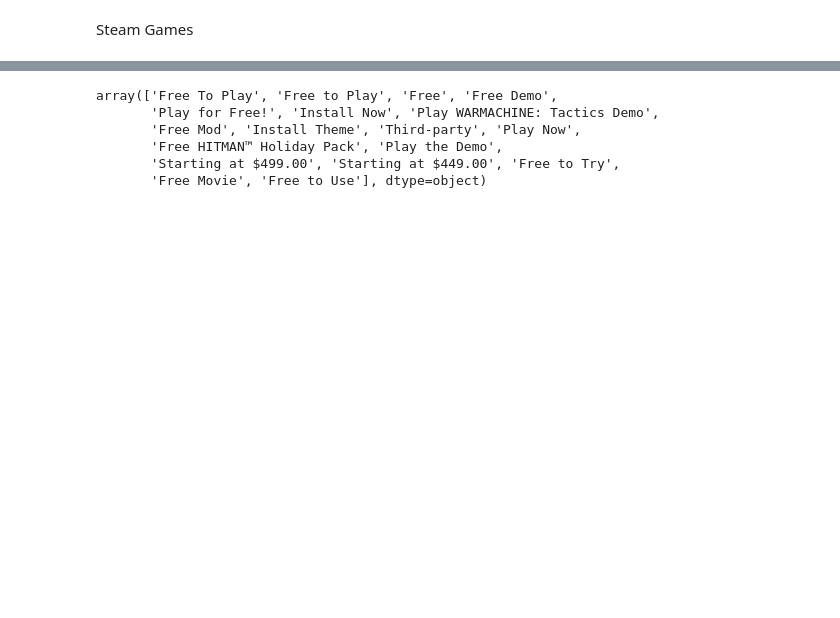
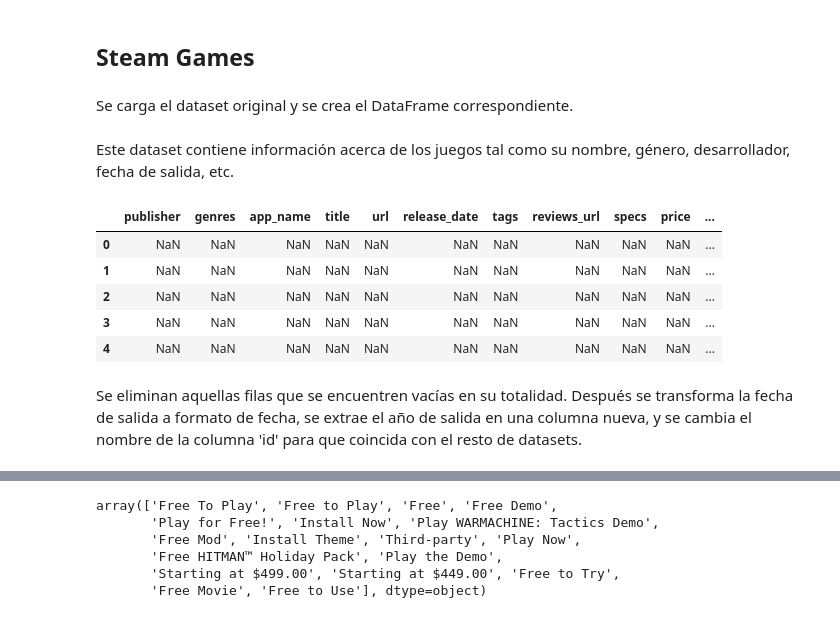
Before and after one commit to JBSosa/MLOps-Steam, a Jupyter notebook: Notebooks/ETL.ipynb, the cells around one changed output, grey strips where cells are left out. Cells and saved outputs as stored; diff of their text form; code cells hidden in the pictures; blank space fills up the shorter version.

```diff
--- a/Notebooks/ETL.ipynb
+++ b/Notebooks/ETL.ipynb
@@ -7,10 +9,12 @@ import pandas as pd
 import json
 import ast
 import pyarrow
-# %% [markdown]
-Steam Games
+# %% [markdown]
+<h2>Steam Games
+# %% [markdown]
+Se carga el dataset original y se crea el DataFrame correspondiente.
 # %%
-with open('output_steam_games.json', 'r') as file:
+with open('../data/output_steam_games.json', 'r') as file:
     lines = file.readlines()
 
 steamGamesData = [json.loads(line) for line in lines]
@@ -18,6 +22,19 @@ steamGamesData = [json.loads(line) for line in lines]
 steamGames = pd.json_normalize(steamGamesData)
 
 steamGamesDf = pd.DataFrame(steamGames)
+# %% [markdown]
+ Este dataset contiene información acerca de los juegos tal como su nombre, género, desarrollador, fecha de salida, etc.
+# %%
+steamGamesDf.head()
+# %% [output]
+|  | publisher | genres | app_name | title | url | release_date | tags | reviews_url | specs | price | ... |
+| 0 | NaN | NaN | NaN | NaN | NaN | NaN | NaN | NaN | NaN | NaN | ... |
+| 1 | NaN | NaN | NaN | NaN | NaN | NaN | NaN | NaN | NaN | NaN | ... |
+| 2 | NaN | NaN | NaN | NaN | NaN | NaN | NaN | NaN | NaN | NaN | ... |
+| 3 | NaN | NaN | NaN | NaN | NaN | NaN | NaN | NaN | NaN | NaN | ... |
+| 4 | NaN | NaN | NaN | NaN | NaN | NaN | NaN | NaN | NaN | NaN | ... |
+# %% [markdown]
+Se eliminan aquellas filas que se encuentren vacías en su totalidad. Después se transforma la fecha de salida a formato de fecha, se extrae el año de salida en una columna nueva, y se cambia el nombre de la columna 'id' para que coincida con el resto de datasets.
 # %%
 steamGamesDf = steamGamesDf.dropna(how='all')
 steamGamesDf['release_date'] = pd.to_datetime(steamGamesDf['release_date'],format = 'mixed',errors = 'coerce')
```
Also changed, not shown: parts of 69 cells of this notebook, 5 other files.
